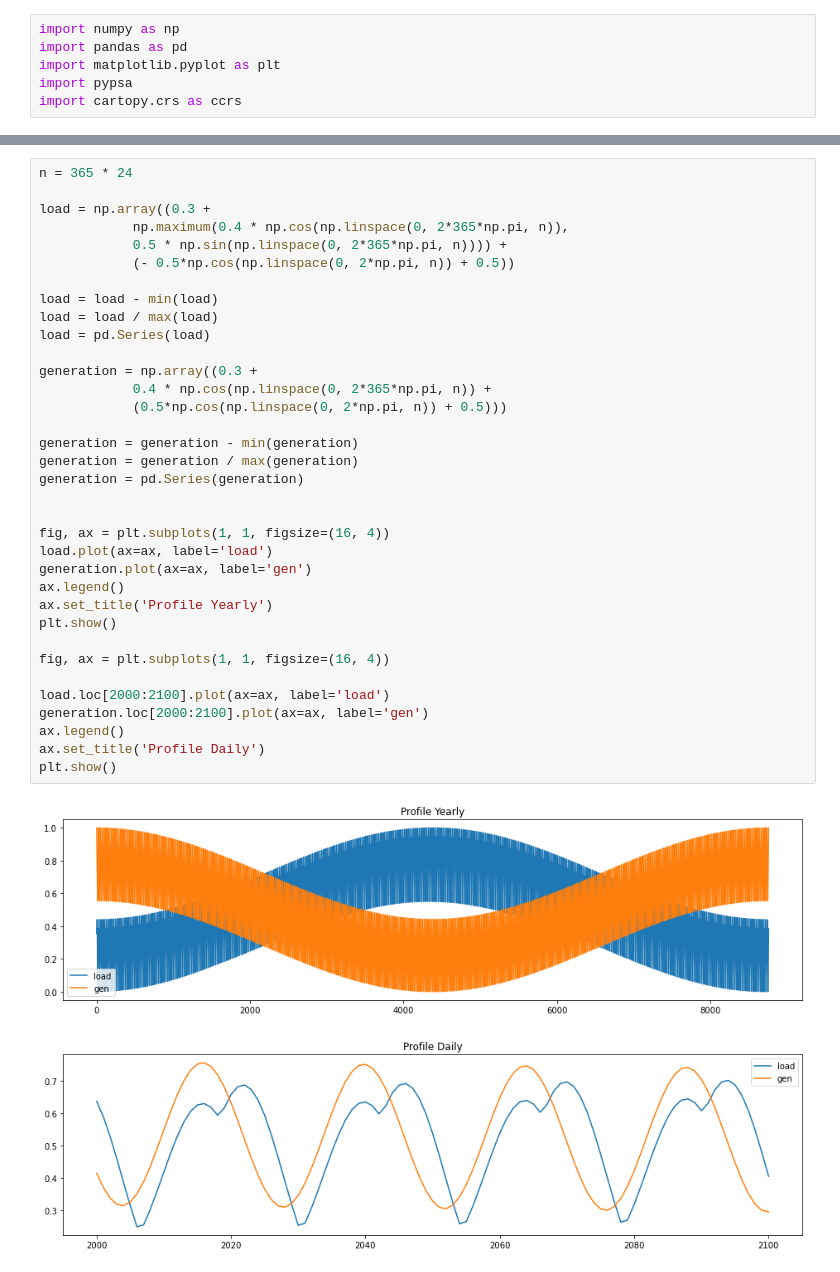
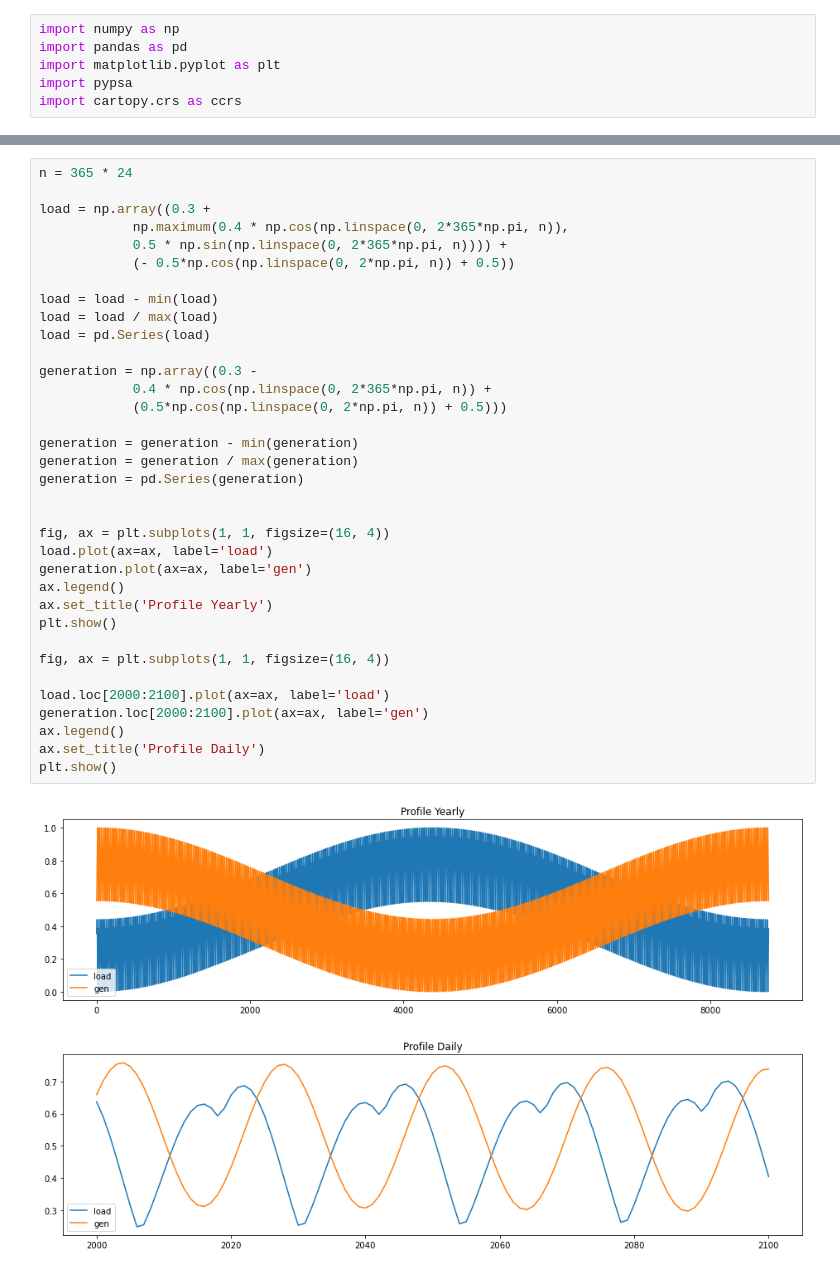
Before and after one commit to andrewlyden/PyPSA-GB, a Jupyter notebook: PyPSA-GB/engineering_lab.ipynb, the cells around one changed output, grey strips where cells are left out. Saved outputs shown, nothing was run; the diff lists cells and outputs as text.

```diff
--- a/PyPSA-GB/engineering_lab.ipynb
+++ b/PyPSA-GB/engineering_lab.ipynb
@@ -21,35 +13,35 @@ load = np.array((0.3 +
             (- 0.5*np.cos(np.linspace(0, 2*np.pi, n)) + 0.5))
 
 load = load - min(load)
 load = load / max(load)
 load = pd.Series(load)
 
-generation = np.array((0.3 +
+generation = np.array((0.3 -
             0.4 * np.cos(np.linspace(0, 2*365*np.pi, n)) +
             (0.5*np.cos(np.linspace(0, 2*np.pi, n)) + 0.5)))
 
 generation = generation - min(generation)
 generation = generation / max(generation)
 generation = pd.Series(generation)
 
 
 fig, ax = plt.subplots(1, 1, figsize=(16, 4))
 load.plot(ax=ax, label='load')
 generation.plot(ax=ax, label='gen')
 ax.legend()
 ax.set_title('Profile Yearly')
 plt.show()
 
 fig, ax = plt.subplots(1, 1, figsize=(16, 4))
 
 load.loc[2000:2100].plot(ax=ax, label='load')
 generation.loc[2000:2100].plot(ax=ax, label='gen')
 ax.legend()
 ax.set_title('Profile Daily')
 plt.show()
 # %% [output]
 [figure]
-[figure, old version]
+[figure, new version]
 # %%
 def build_basic_network(snapshots):
 
```
Also changed, not shown: parts of 8 cells of this notebook.
